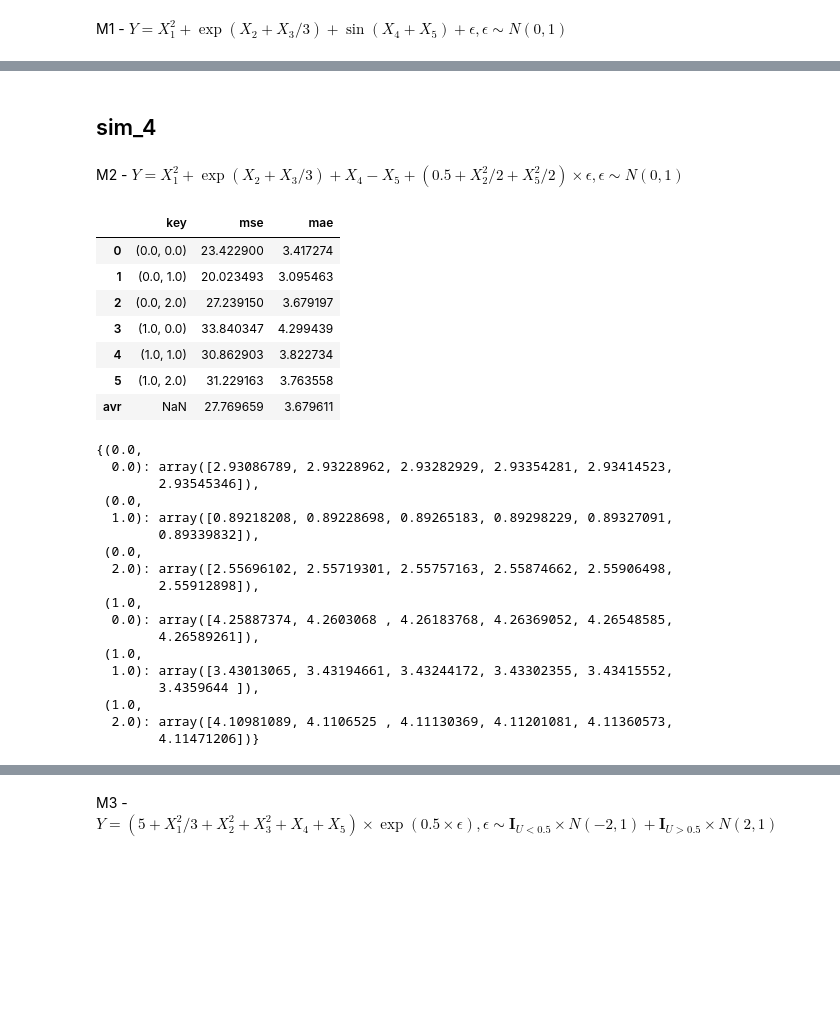
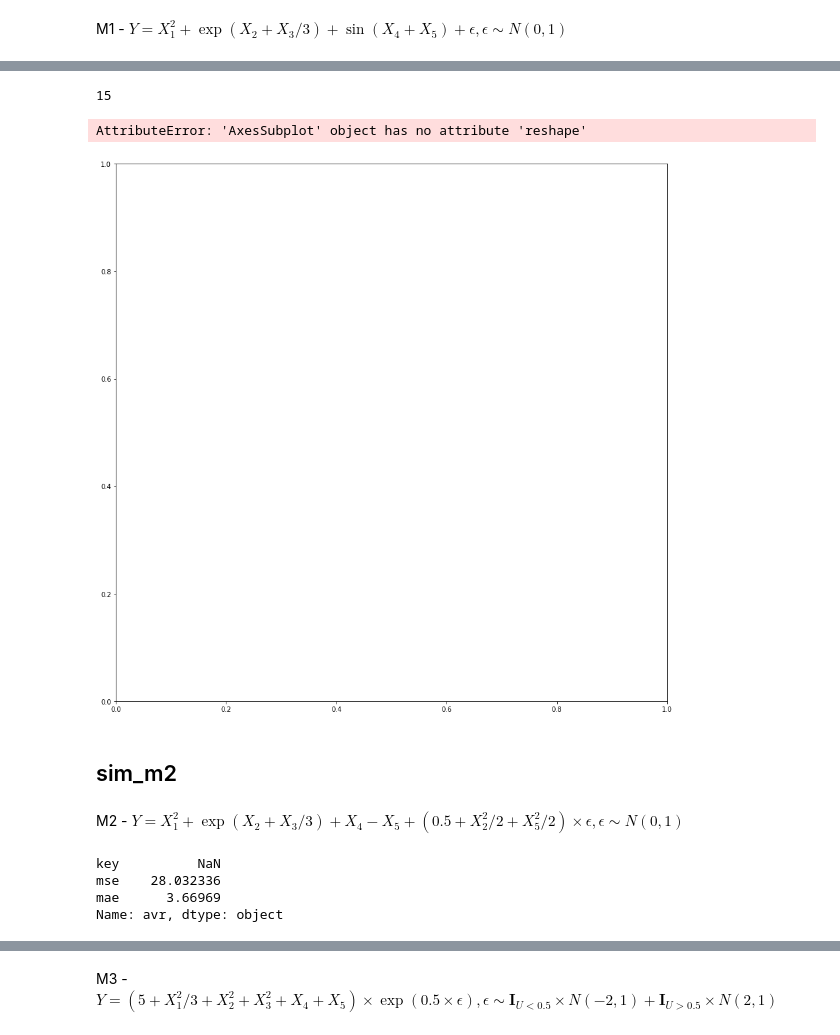
Before and after one commit to AlAaraaf/MissingData_DL, a Jupyter notebook: data_view.ipynb, the cells around one changed output, grey strips where cells are left out. Saved outputs shown, nothing was run; the diff lists cells and outputs as text; code cells hidden in the pictures; blank space fills up the shorter version.

```diff
--- a/data_view.ipynb
+++ b/data_view.ipynb
@@ -417,7 +431,7 @@ mr = 0.3
 size = 5000
 sample_id = 0
 impute_num = 10
-attn_var = [1,2]
+attn_var = range(5)
 all_levels, all_levels_comb, cond_dist_complete, perm_data, condtag = generate_cond_cont(dataset, mr, size, sample_id, attn_var)
 # %%
 cond_dist_perm, mse_perm, mae_perm = perm_metric_result(all_levels, all_levels_comb, cond_dist_complete, perm_data, attn_var)
@@ -441,5 +451,5 @@ result
 # %%
-method_list = ['gain','cart']
+method_list = ['cart','gain_qreg', 'gain', 'vaeac']
 quantile_mse = dict.fromkeys(method_list, None)
 quantile_mae = dict.fromkeys(method_list, None)
 comparison_dict = dict.fromkeys(method_list, None)
@@ -452,17 +462,3 @@ for method in method_list:
                          all_levels, all_levels_comb, cond_dist_complete, attn_var, condtag,
                          sample_id, impute_num)
     cond_dist_imputed[method], quantile_mse[method], quantile_mae[method] = result
-# %%
-method_list = ['vaeac']
-quantile_mse = dict.fromkeys(method_list, None)
-quantile_mae = dict.fromkeys(method_list, None)
-comparison_dict = dict.fromkeys(method_list, None)
-cond_dist_imputed = dict.fromkeys(method_list, None)
-quant_list = [0.1,0.3,0.5,0.7,0.9,1]
-
-for method in method_list:
-    imputed_data_folder = '../training_data/results/' + dataset + '/MCAR_' + str(mr) + '_' + str(size) + '/' + method + '/'
-    result = metric_comparison(method,imputed_data_folder, quant_list,
-                         all_levels, all_levels_comb, cond_dist_complete, attn_var, condtag,
-                         sample_id, impute_num)
-    cond_dist_imputed[method], quantile_mse[method], quantile_mae[method] = result
@@ -511,5 +478,14 @@ quantile_mse['vaeac']
+# %%
+len(all_levels_comb)
+# %% [output]
+15
+# %%
+cd_density_plots(all_levels_comb, cond_dist_complete, cond_dist_imputed, method_list, 1,1)
+# %% [output]
+AttributeError: 'AxesSubplot' object has no attribute 'reshape'
+[figure, added]
 # %% [markdown]
-## sim_4
+## sim_m2
 # %% [markdown]
 M2 - $Y = X_1^2 + \exp(X_2 + X_3/3) + X_4 - X_5 + (0.5 + X_2^2/2 + X_5^2/2) \times \epsilon, \epsilon \sim N(0,1)$
 # %%
@@ -531,14 +507,10 @@ mae_avr = [np.average(item) for item in mae_perm.values()]
 result = pd.DataFrame({'key': col_key, 'mse' :mse_avr, 'mae' : mae_avr})
 result.loc['avr'] = result.mean()
 
-result
+result.loc['avr']
 # %% [output]
-|  | key | mse | mae |
-| 0 | (0.0, 0.0) | 23.422900 | 3.417274 |
-| 1 | (0.0, 1.0) | 20.023493 | 3.095463 |
-| 2 | (0.0, 2.0) | 27.239150 | 3.679197 |
-| 3 | (1.0, 0.0) | 33.840347 | 4.299439 |
-| 4 | (1.0, 1.0) | 30.862903 | 3.822734 |
-| 5 | (1.0, 2.0) | 31.229163 | 3.763558 |
-| avr | NaN | 27.769659 | 3.679611 |
+key          NaN
+mse    28.032336
+mae      3.66969
+Name: avr, dtype: object
 # %%
@@ -555,24 +527,3 @@ for method in method_list:
                          all_levels, all_levels_comb, cond_dist_complete, attn_var, condtag,
                          sample_id, impute_num)
     cond_dist_imputed[method], quantile_mse[method], quantile_mae[method] = result
-# %%
-quantile_mse['gain']
-# %% [output]
-{(0.0,
-  0.0): array([2.93086789, 2.93228962, 2.93282929, 2.93354281, 2.93414523,
-        2.93545346]),
- (0.0,
-  1.0): array([0.89218208, 0.89228698, 0.89265183, 0.89298229, 0.89327091,
-        0.89339832]),
- (0.0,
-  2.0): array([2.55696102, 2.55719301, 2.55757163, 2.55874662, 2.55906498,
-        2.55912898]),
- (1.0,
-  0.0): array([4.25887374, 4.2603068 , 4.26183768, 4.26369052, 4.26548585,
-        4.26589261]),
- (1.0,
-  1.0): array([3.43013065, 3.43194661, 3.43244172, 3.43302355, 3.43415552,
-        3.4359644 ]),
- (1.0,
-  2.0): array([4.10981089, 4.1106525 , 4.11130369, 4.11201081, 4.11360573,
-        4.11471206])}
```
Also changed, not shown: parts of 41 cells of this notebook, 1 other file.
